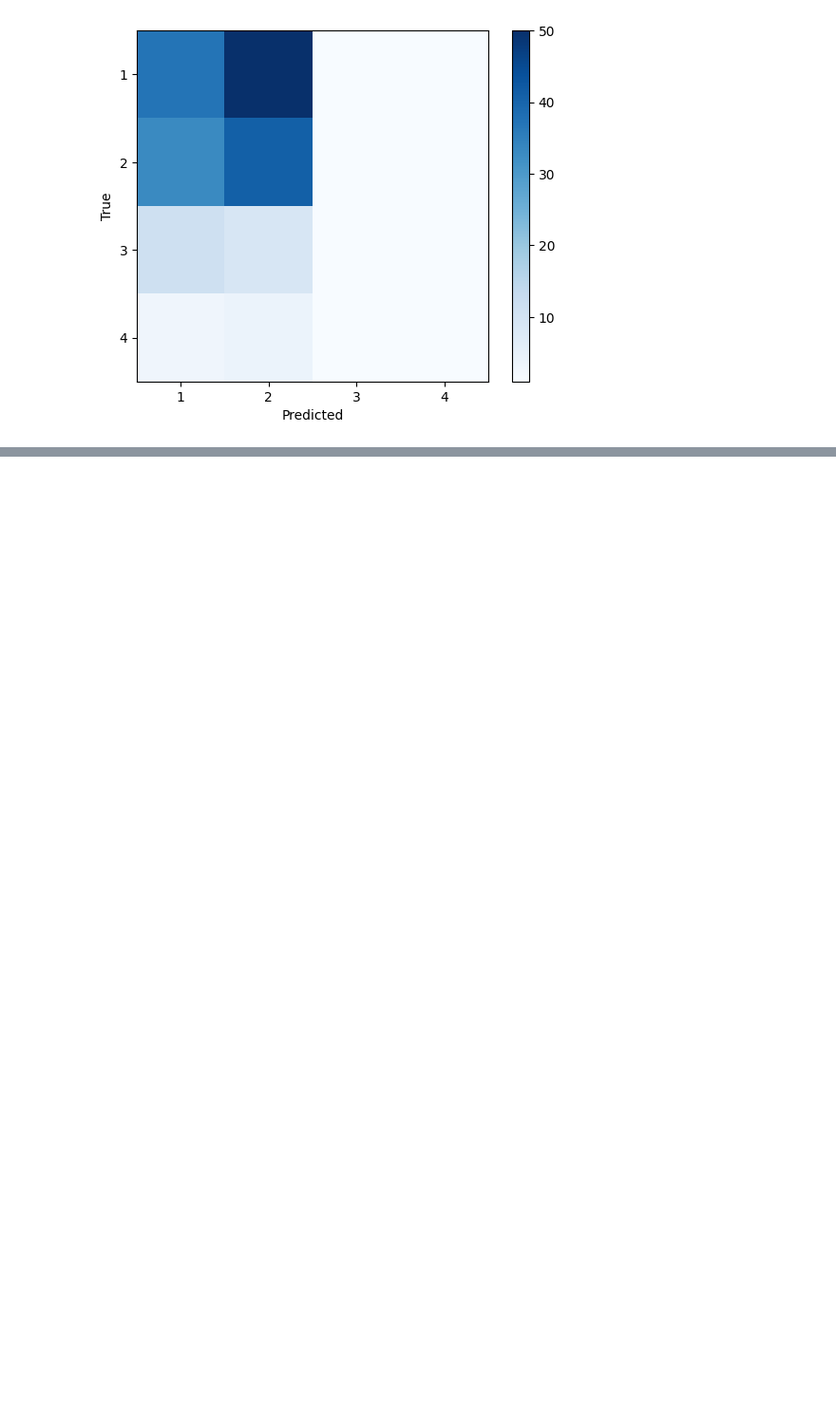
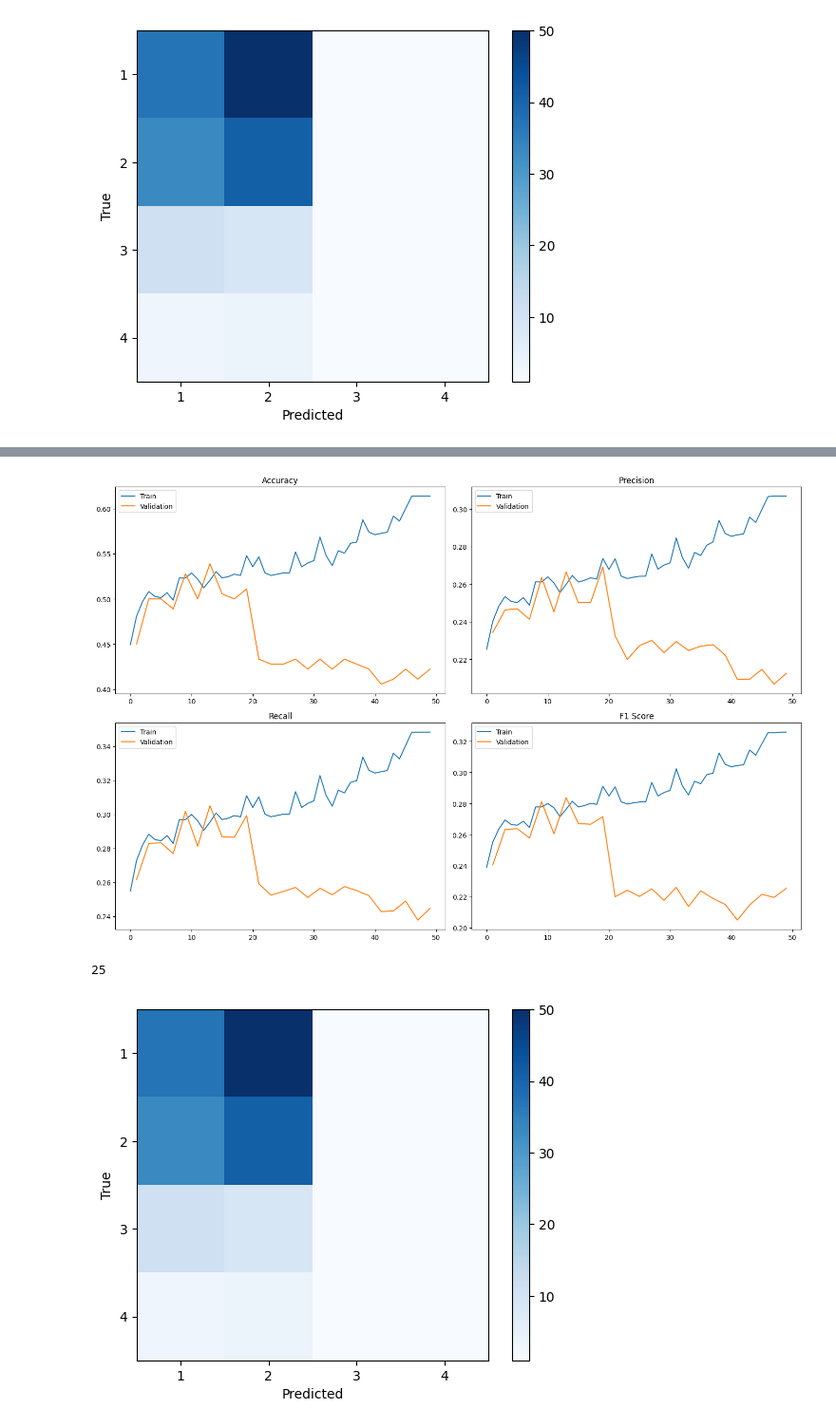
Before and after one commit to RaminKahidi/DAFT_CPSC_571, a Jupyter notebook: preformaceMetricsV3.ipynb, the cells around one changed output, grey strips where cells are left out. Shown at 95% size. Cells and saved outputs as stored; diff of their text form; code cells hidden in the pictures; blank space fills up the shorter version.

```diff
--- a/preformaceMetricsV3.ipynb
+++ b/preformaceMetricsV3.ipynb
@@ -89,0 +130,7 @@ plt.show()
+# %%
+
+showMetrics('./a100Output/train_records_fold_0_epoch_49_momentum_0.9.csv', './a100Output/val_records_fold_0_epoch_49_momentum_0.9.csv')
+# %% [output]
+[figure, added]
+25
+[figure, added]
```
Also changed, not shown: parts of 2 cells of this notebook.
